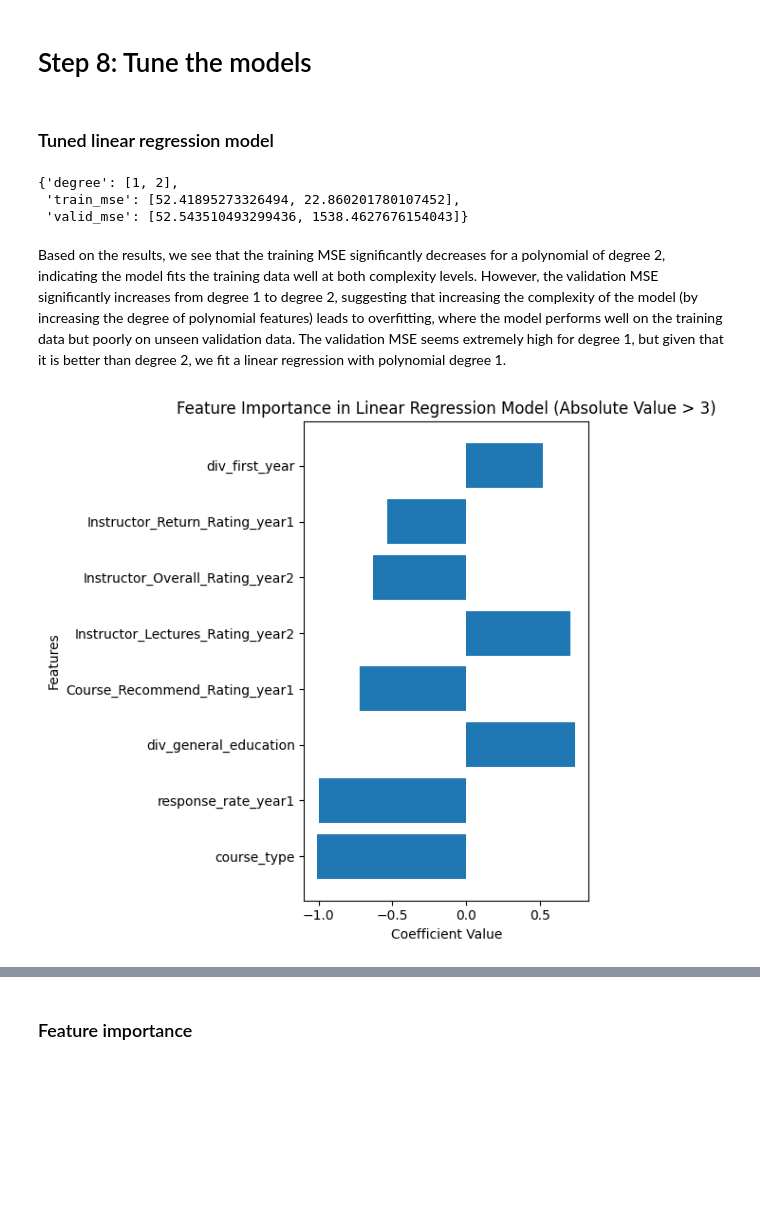
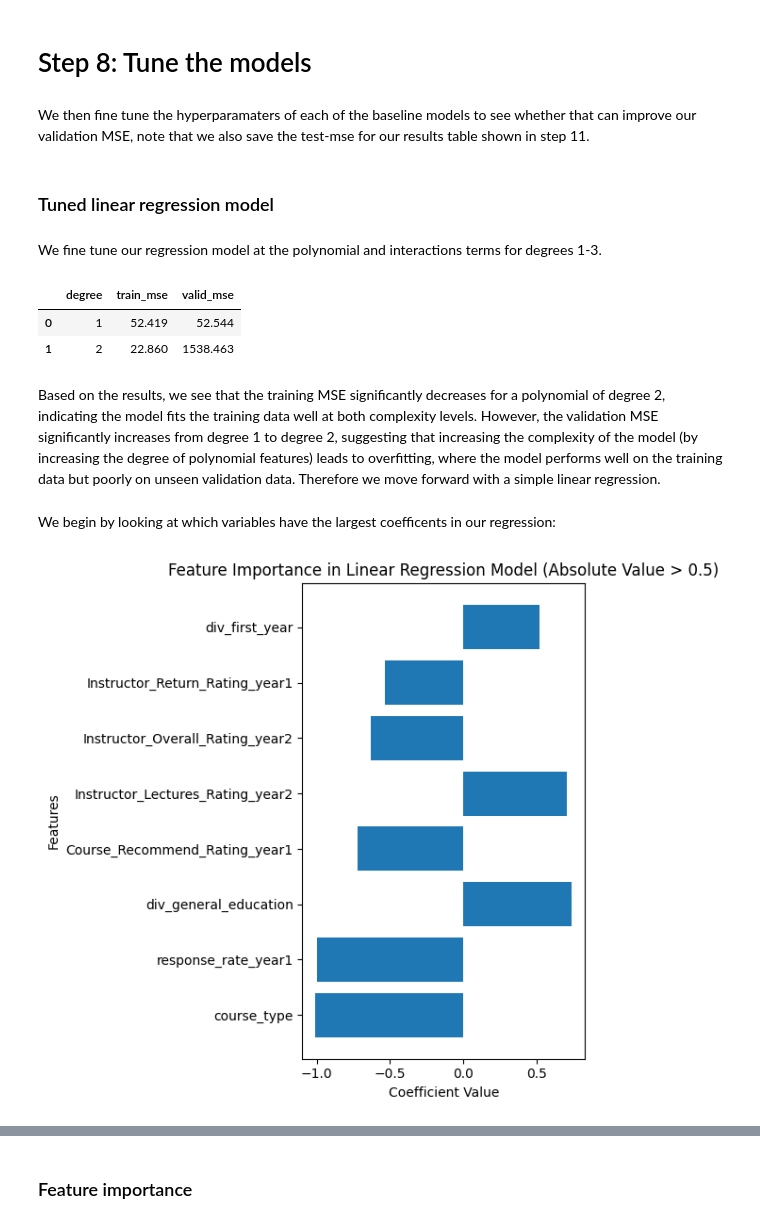
Before and after one commit to MattHAndrews/cs109a_final_project, a Jupyter notebook: Project.ipynb, the cells around one changed output, grey strips where cells are left out. Cells and saved outputs as stored; diff of their text form; code cells hidden in the pictures; blank space fills up the shorter version.

```diff
--- a/Project.ipynb
+++ b/Project.ipynb
@@ -605,10 +602,14 @@ The train and validation MSE for our untuned models gives a picture of how well
 The decision tree's validation MSE is significantly higher than the train MSE, which shows that the model performs well on the training data but much worse on the validation data. This could be a sign of overfitting, where the model is too complex and has learned the training data too closely, failing to generalize well to unseen data. Although the random forest model is not as drastic as the decision tree, there is a similar issue with overfitting.
 # %% [markdown]
 # Step 8: Tune the models <a class="tune" id="tune"></a>
+# %% [markdown]
+We then fine tune the hyperparamaters of each of the baseline models to see whether that can improve our validation MSE, note that we also save the test-mse for our results table shown in step 11.
 # %% [markdown]
 ### Tuned linear regression model
+# %% [markdown]
+We fine tune our regression model at the polynomial and interactions terms for degrees 1-3.
 # %%
-# Redoing the polynomial degree analysis with degree up to 3
+# Polynomial degree analysis up to degree 2
 polynomial_mse = {'degree': [], 'train_mse': [], 'valid_mse': []}
 for degree in range(1, 3):
     model = make_pipeline(PolynomialFeatures(degree), LinearRegression())
@@ -621,38 +622,41 @@ for degree in range(1, 3):
 optimal_degree = polynomial_mse['degree'][np.argmin(polynomial_mse['valid_mse'])]
 optimal_valid_mse = min(polynomial_mse['valid_mse'])
 
-polynomial_mse
+pd.DataFrame(polynomial_mse)
 # %% [output]
-{'degree': [1, 2],
- 'train_mse': [52.41895273326494, 22.860201780107452],
- 'valid_mse': [52.543510493299436, 1538.4627676154043]}
+|  | degree | train_mse | valid_mse |
+| 0 | 1 | 52.419 | 52.544 |
+| 1 | 2 | 22.860 | 1538.463 |
 # %% [markdown]
-Based on the results, we see that the training MSE significantly decreases for a polynomial of degree 2, indicating the model fits the training data well at both complexity levels. However, the validation MSE significantly increases from degree 1 to degree 2, suggesting that increasing the complexity of the model (by increasing the degree of polynomial features) leads to overfitting, where the model performs well on the training data but poorly on unseen validation data. The validation MSE seems extremely high for degree 1, but given that it is better than degree 2, we fit a linear regression with polynomial degree 1.
+Based on the results, we see that the training MSE significantly decreases for a polynomial of degree 2, indicating the model fits the training data well at both complexity levels. However, the validation MSE significantly increases from degree 1 to degree 2, suggesting that increasing the complexity of the model (by increasing the degree of polynomial features) leads to overfitting, where the model performs well on the training data but poorly on unseen validation data.
+Therefore we move forward with a simple linear regression.
+# %% [markdown]
+We begin by looking at which variables have the largest coefficents in our regression:
 # %%
 # Fit the model according to the best degree = 1
 model = LinearRegression().fit(X_train, y_train)
 
 # Coefficients
 coefficients = model.coef_
 
 # Feature names
 feature_names = X_train.columns
 
 # Combine coefficients and feature names, and sort by the magnitude of coefficients
 coeff_df = pd.DataFrame({'Feature': feature_names, 'Coefficient': coefficients})
 coeff_df = coeff_df.reindex(coeff_df.Coefficient.abs().sort_values(ascending=False).index)
 
 # Filter coefficients with absolute values
-filtered_coeff_df = coeff_df[coeff_df['Coefficient'].abs() > 0.5]
+threshold = 0.5
+filtered_coeff_df = coeff_df[coeff_df['Coefficient'].abs() > threshold]
 
 # Plot
-plt.figure(figsize=(6, 6))  # Adjust the figure size as needed
-plt.barh(filtered_coeff_df['Feature'], filtered_coeff_df['Coefficient'])  # Horizontal bar plot
-# plt.barh(coeff_df['Feature'], coeff_df['Coefficient'])  # Horizontal bar plot
+plt.figure(figsize=(6, 6))
+plt.barh(filtered_coeff_df['Feature'], filtered_coeff_df['Coefficient'])
 plt.xlabel('Coefficient Value')
 plt.ylabel('Features')
-plt.title(f'Feature Importance in Linear Regression Model (Absolute Value > 3)')
+plt.title(f'Feature Importance in Linear Regression Model (Absolute Value > {threshold})')
 plt.tight_layout()
 plt.show()
 # %% [output]
-[figure, old version]
+[figure, new version]
```
Also changed, not shown: parts of 28 cells of this notebook, 1 other file.
